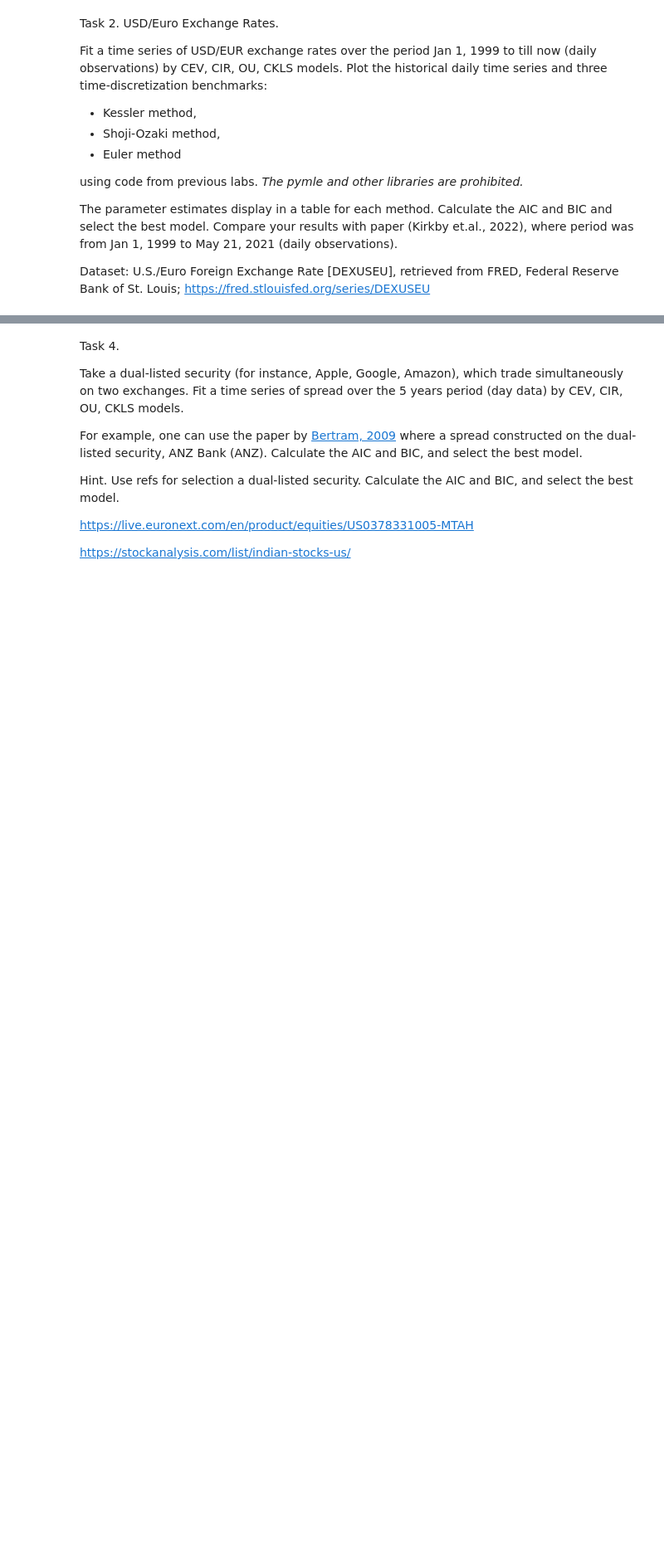
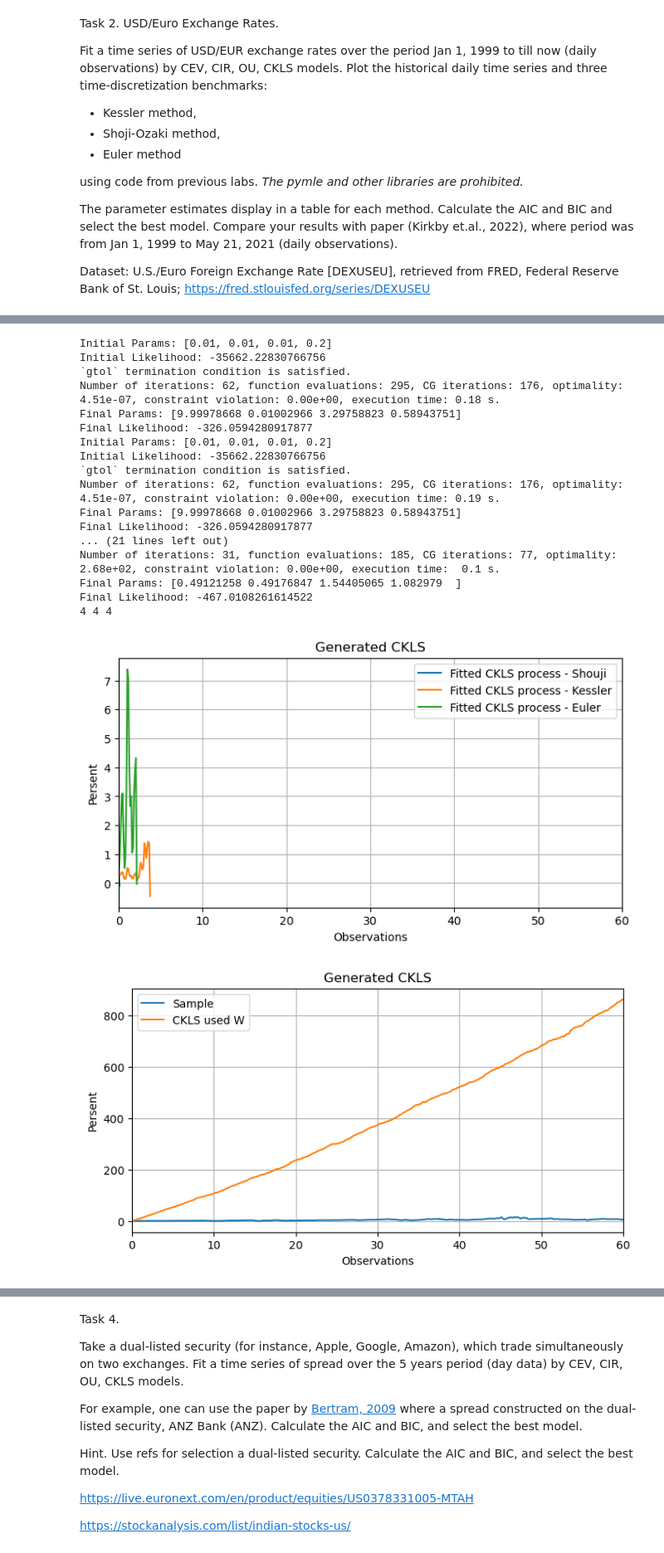
Before and after one commit to AstemirGongapshev/SSP_Sirius, a Jupyter notebook: Lab_final_SSP.ipynb, the cells around one changed output, grey strips where cells are left out. Shown at 83% size. Cells and saved outputs as stored; diff of their text form; code cells hidden in the pictures; blank space fills up the shorter version.

```diff
--- a/Lab_final_SSP.ipynb
+++ b/Lab_final_SSP.ipynb
@@ -579,0 +1030,10 @@ https://fred.stlouisfed.org/series/DEXUSEU
+# %%
+def CIR_pr(dx, theta1, theta2, theta3, theta4, dt, dw):
+    return (theta1 - theta2 * dx) * dt + theta3 * dx ** 0.5 * dw
+
+processes['CIR'] = CIR_pr
+
+def OU_pr(dx, theta1, theta2, theta3,theta4, dt, dw):
+    return (theta1 - theta2 * dx) * dt + theta3 * dw
+
+processes['OU'] = OU_pr
@@ -579,0 +1109,25 @@ https://fred.stlouisfed.org/series/DEXUSEU
+# %%
+model = CKLS()
+MODEL = "CKLS"
+
+get_res_and_plot(MODEL, model)
+# %% [output]
+Initial Params: [0.01, 0.01, 0.01, 0.2]
+Initial Likelihood: -35662.22830766756
+`gtol` termination condition is satisfied.
+Number of iterations: 62, function evaluations: 295, CG iterations: 176, optimality: 4.51e-07, constraint violation: 0.00e+00, execution time: 0.18 s.
+Final Params: [9.99978668 0.01002966 3.29758823 0.58943751]
+Final Likelihood: -326.0594280917877
+Initial Params: [0.01, 0.01, 0.01, 0.2]
+Initial Likelihood: -35662.22830766756
+`gtol` termination condition is satisfied.
+Number of iterations: 62, function evaluations: 295, CG iterations: 176, optimality: 4.51e-07, constraint violation: 0.00e+00, execution time: 0.19 s.
+Final Params: [9.99978668 0.01002966 3.29758823 0.58943751]
+Final Likelihood: -326.0594280917877
+... (21 lines left out)
+Number of iterations: 31, function evaluations: 185, CG iterations: 77, optimality: 2.68e+02, constraint violation: 0.00e+00, execution time:  0.1 s.
+Final Params: [0.49121258 0.49176847 1.54405065 1.082979  ]
+Final Likelihood: -467.0108261614522
+4 4 4
+[figure, added]
+[figure, added]
```
Also changed, not shown: parts of 98 cells of this notebook, 4 other files.
